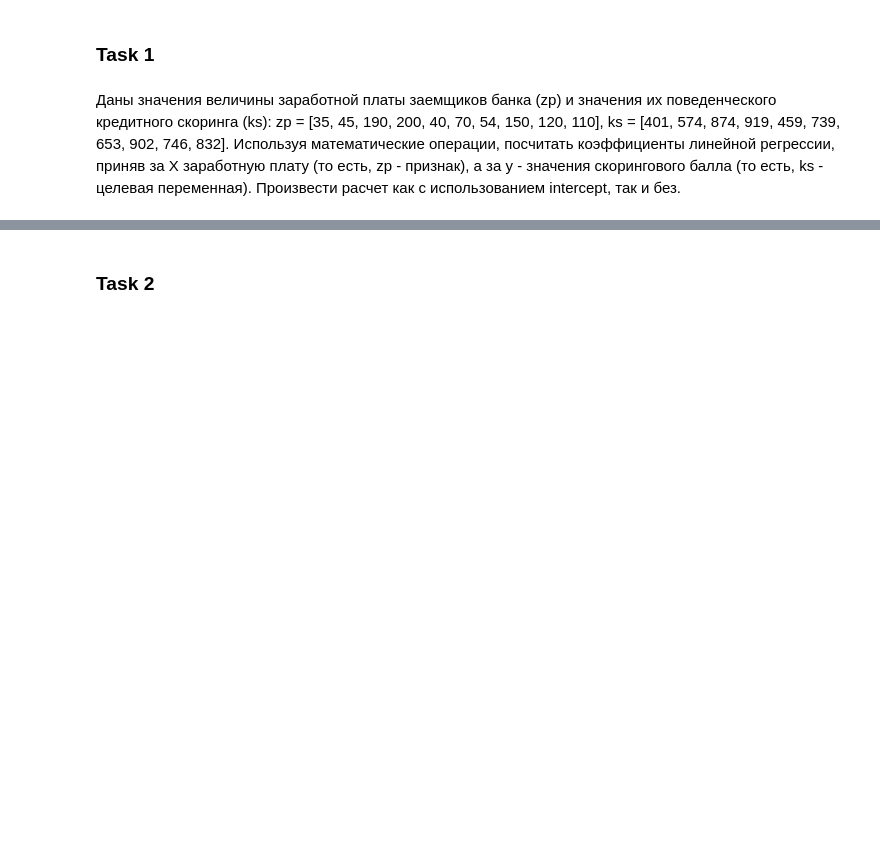
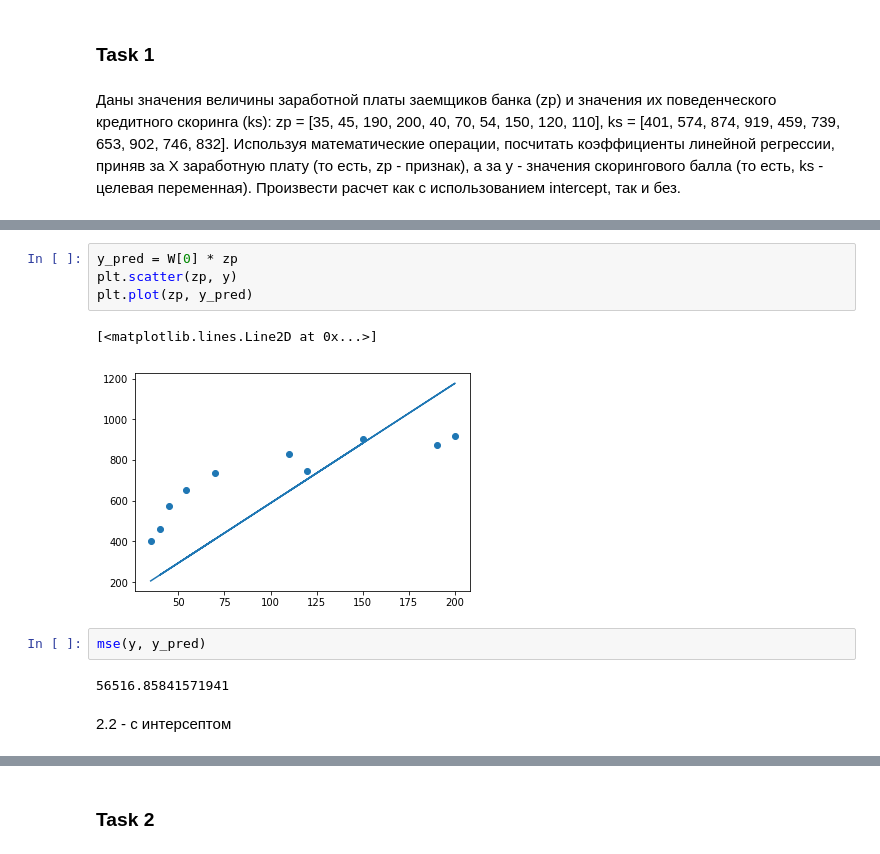
Before and after one commit to Vikvas6/ProbTheory-HW, a Jupyter notebook: Lesson 7 HW.ipynb, the cells around one changed output, grey strips where cells are left out. Drawn from its saved outputs; the diff is of its cells as text; blank space fills up the shorter version.

```diff
--- a/Lesson 7 HW.ipynb
+++ b/Lesson 7 HW.ipynb
@@ -4,0 +74,13 @@
+# %%
+y_pred = W[0] * zp
+plt.scatter(zp, y)
+plt.plot(zp, y_pred)
+# %% [output]
+[<matplotlib.lines.Line2D at 0x...>]
+[figure, added]
+# %%
+mse(y, y_pred)
+# %% [output]
+56516.85841571941
+# %% [markdown]
+2.2 - с интерсептом
```
Also changed, not shown: parts of 31 cells of this notebook.
